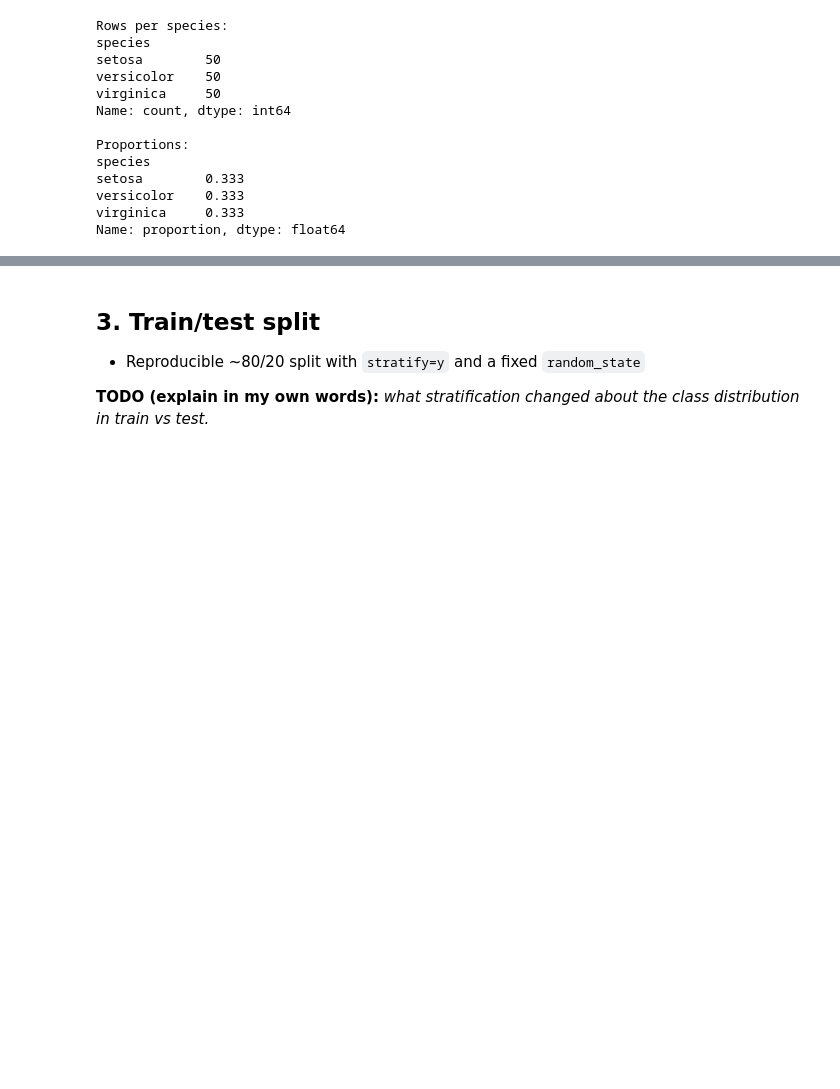
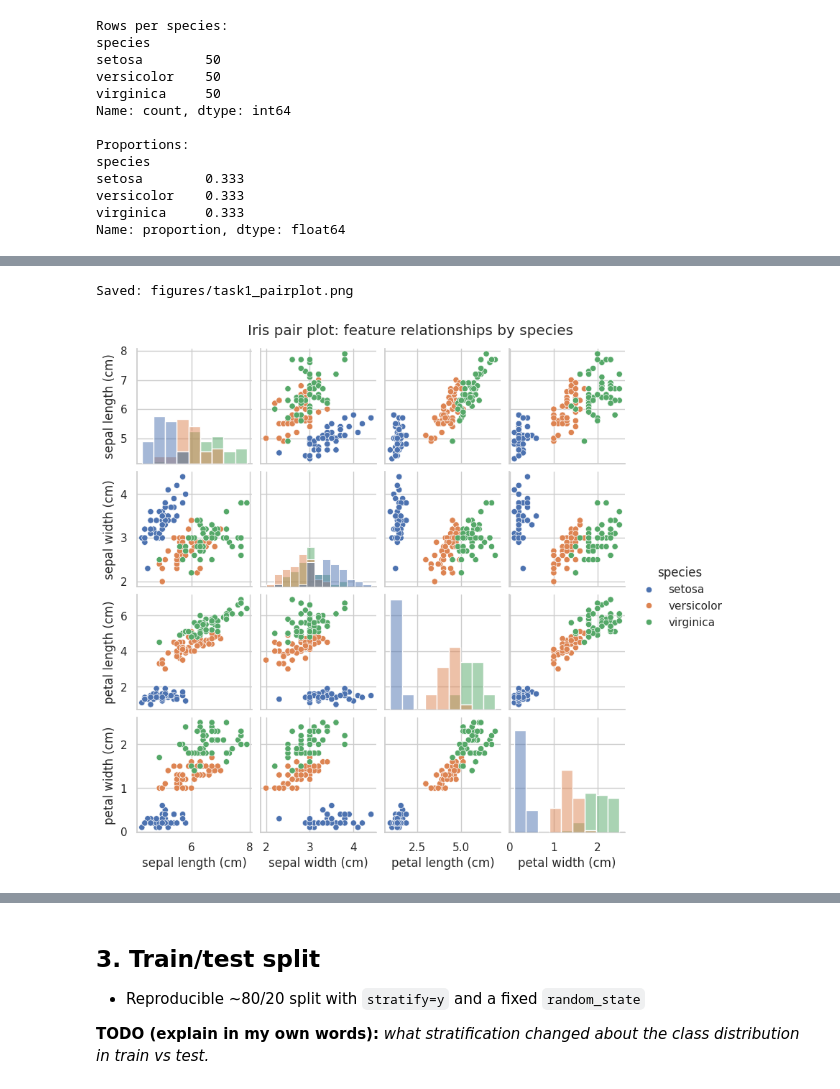
Before and after one commit to DemainMan/OIBSIP, a Jupyter notebook: DataScience-Task1-IrisFlowerClassification/AphileAshley_Task1.ipynb, the cells around one changed output, grey strips where cells are left out. Cells and saved outputs as stored; diff of their text form; code cells hidden in the pictures; blank space fills up the shorter version.

Commit message:
feat(task-1): add Iris exploratory visualizations

```diff
--- a/DataScience-Task1-IrisFlowerClassification/AphileAshley_Task1.ipynb
+++ b/DataScience-Task1-IrisFlowerClassification/AphileAshley_Task1.ipynb
@@ -170,0 +193,16 @@ _Not yet added — waiting for my review of Sections 0–1._
+# %%
+# --- Cell 2.1: build the plotting frame --------------------------------
+# Only the four measurement columns plus 'species'. 'target' is deliberately
+# excluded so no label code leaks into the features being visualised.
+
+measurement_cols = [
+    "sepal length (cm)",
+    "sepal width (cm)",
+    "petal length (cm)",
+    "petal width (cm)",
+]
+
+plot_df = df[measurement_cols + ["species"]].copy()
+print("Columns used for plotting:", list(plot_df.columns))
+print("target column present?", "target" in plot_df.columns)
+plot_df.head()
@@ -170,0 +218,25 @@ _Not yet added — waiting for my review of Sections 0–1._
+# %%
+# --- Cell 2.2: pair plot coloured by species ----------------------------
+# pairplot draws every measurement against every other measurement, with the
+# species shown by colour, so separation and overlap are easy to compare.
+
+figures_dir = Path("figures")
+figures_dir.mkdir(exist_ok=True)
+
+pair_grid = sns.pairplot(
+    plot_df,
+    hue="species",
+    diag_kind="hist",
+    height=1.9,
+)
+pair_grid.figure.suptitle(
+    "Iris pair plot: feature relationships by species", y=1.02
+)
+
+pair_path = figures_dir / "task1_pairplot.png"
+pair_grid.savefig(pair_path, dpi=150, bbox_inches="tight")
+print("Saved:", pair_path)
+plt.show()
+# %% [output]
+Saved: figures/task1_pairplot.png
+[figure, added]
```
Also changed, not shown: parts of 7 cells of this notebook, 6 other files.
